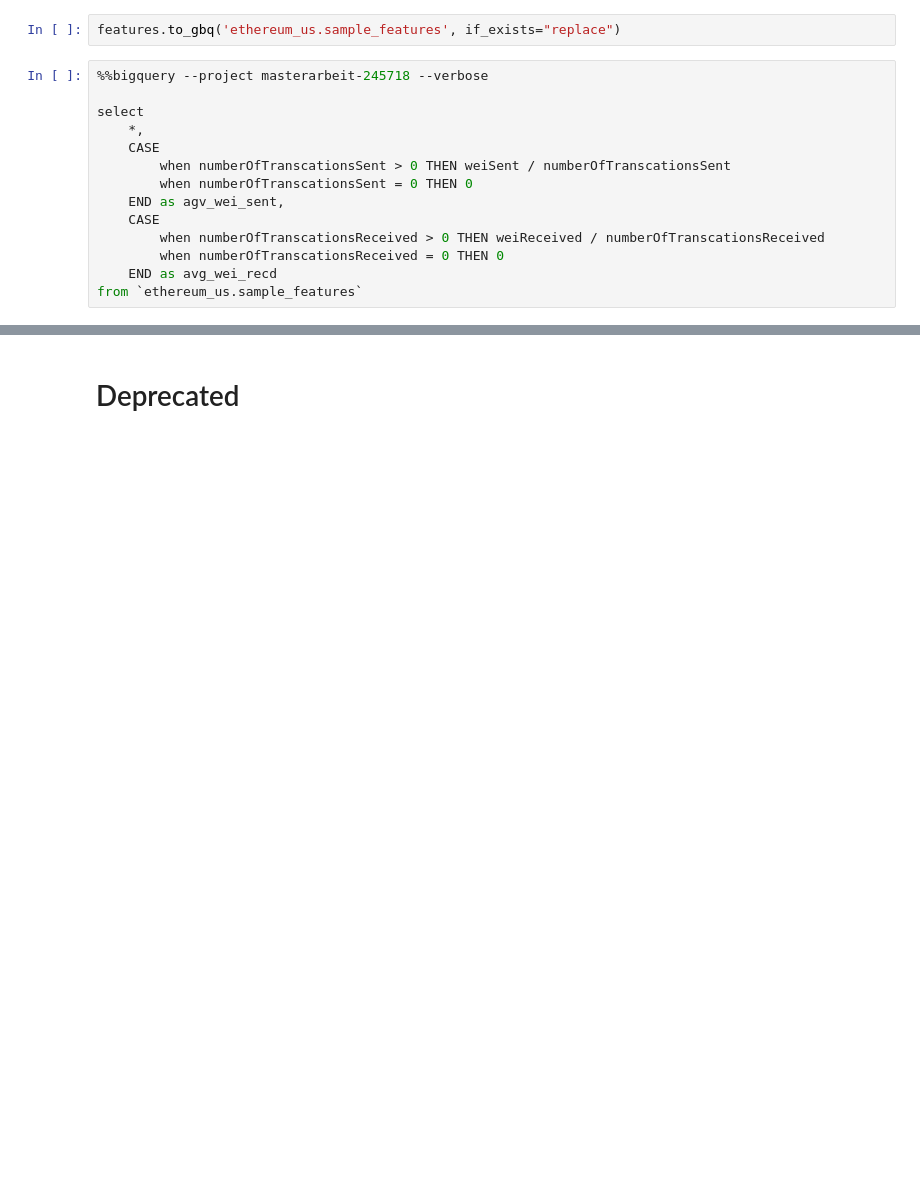
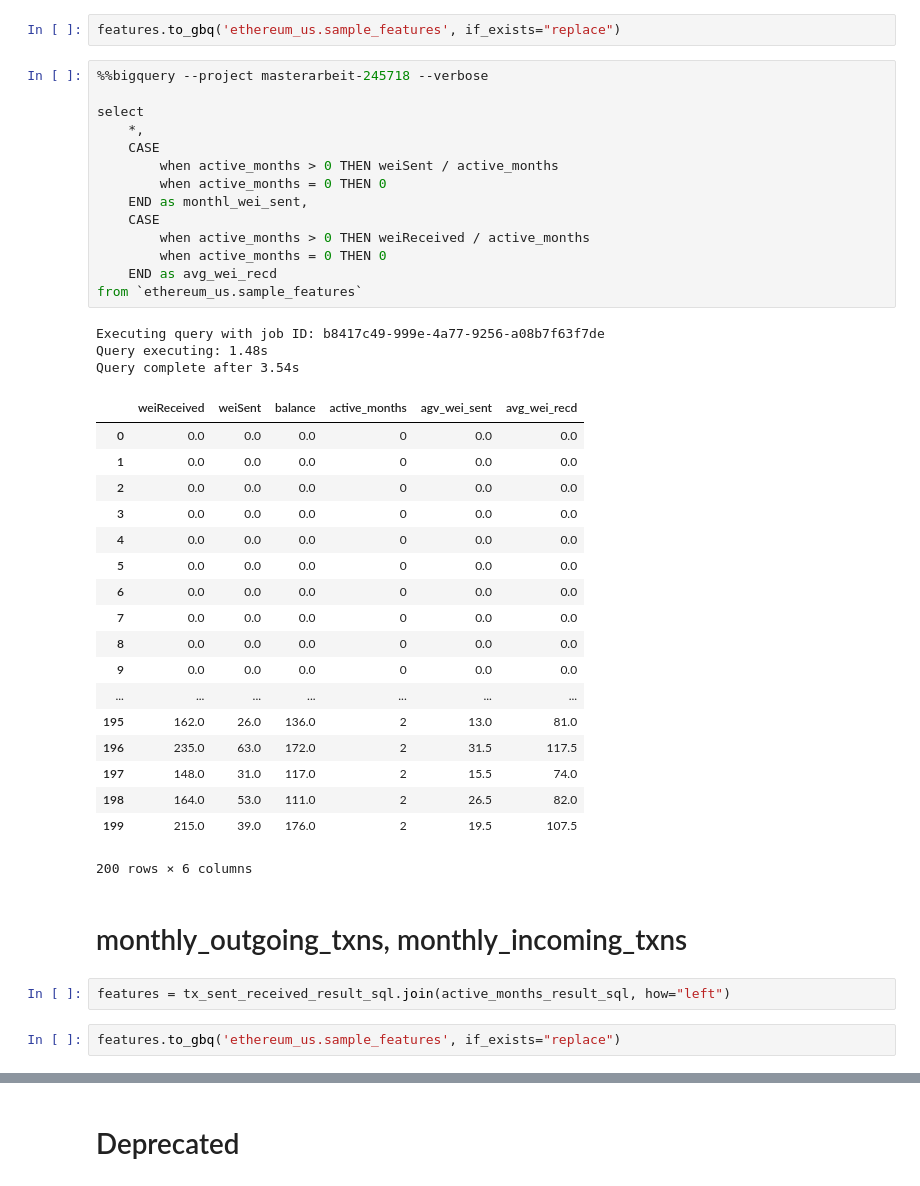
Before and after one commit to mgsgde/ethcluster, a Jupyter notebook: bigquery/feature_creation_via_standard_sql_and_bigquery.ipynb, the cells around one changed output, grey strips where cells are left out. Saved outputs shown, nothing was run; the diff lists cells and outputs as text; blank space fills up the shorter version.

Commit message:
added features monthly_outgoing_txns, monthly_incoming_txns

```diff
--- a/bigquery/feature_creation_via_standard_sql_and_bigquery.ipynb
+++ b/bigquery/feature_creation_via_standard_sql_and_bigquery.ipynb
@@ -717,14 +723,42 @@ features.to_gbq('ethereum_us.sample_features', if_exists="replace")
 # %%
 %%bigquery --project masterarbeit-245718 --verbose
 
 select
     *,
     CASE
-        when numberOfTranscationsSent > 0 THEN weiSent / numberOfTranscationsSent
-        when numberOfTranscationsSent = 0 THEN 0
-    END as agv_wei_sent,
+        when active_months > 0 THEN weiSent / active_months
+        when active_months = 0 THEN 0
+    END as monthl_wei_sent,
     CASE
-        when numberOfTranscationsReceived > 0 THEN weiReceived / numberOfTranscationsReceived
-        when numberOfTranscationsReceived = 0 THEN 0
+        when active_months > 0 THEN weiReceived / active_months
+        when active_months = 0 THEN 0
     END as avg_wei_recd
 from `ethereum_us.sample_features`
+# %% [output]
+Executing query with job ID: b8417c49-999e-4a77-9256-a08b7f63f7de
+Query executing: 1.48s
+Query complete after 3.54s
+|  | weiReceived | weiSent | balance | active_months | agv_wei_sent | avg_wei_recd |
+| 0 | 0.0 | 0.0 | 0.0 | 0 | 0.0 | 0.0 |
+| 1 | 0.0 | 0.0 | 0.0 | 0 | 0.0 | 0.0 |
+| 2 | 0.0 | 0.0 | 0.0 | 0 | 0.0 | 0.0 |
+| 3 | 0.0 | 0.0 | 0.0 | 0 | 0.0 | 0.0 |
+| 4 | 0.0 | 0.0 | 0.0 | 0 | 0.0 | 0.0 |
+| 5 | 0.0 | 0.0 | 0.0 | 0 | 0.0 | 0.0 |
+| 6 | 0.0 | 0.0 | 0.0 | 0 | 0.0 | 0.0 |
+| 7 | 0.0 | 0.0 | 0.0 | 0 | 0.0 | 0.0 |
+| 8 | 0.0 | 0.0 | 0.0 | 0 | 0.0 | 0.0 |
+| 9 | 0.0 | 0.0 | 0.0 | 0 | 0.0 | 0.0 |
+| ... | ... | ... | ... | ... | ... | ... |
+| 195 | 162.0 | 26.0 | 136.0 | 2 | 13.0 | 81.0 |
+| 196 | 235.0 | 63.0 | 172.0 | 2 | 31.5 | 117.5 |
+| 197 | 148.0 | 31.0 | 117.0 | 2 | 15.5 | 74.0 |
+| 198 | 164.0 | 53.0 | 111.0 | 2 | 26.5 | 82.0 |
+| 199 | 215.0 | 39.0 | 176.0 | 2 | 19.5 | 107.5 |
+200 rows × 6 columns
+# %% [markdown]
+# monthly_outgoing_txns, monthly_incoming_txns
+# %%
+features = tx_sent_received_result_sql.join(active_months_result_sql, how="left")
+# %%
+features.to_gbq('ethereum_us.sample_features', if_exists="replace")
```
Also changed, not shown: parts of 3 cells of this notebook.
